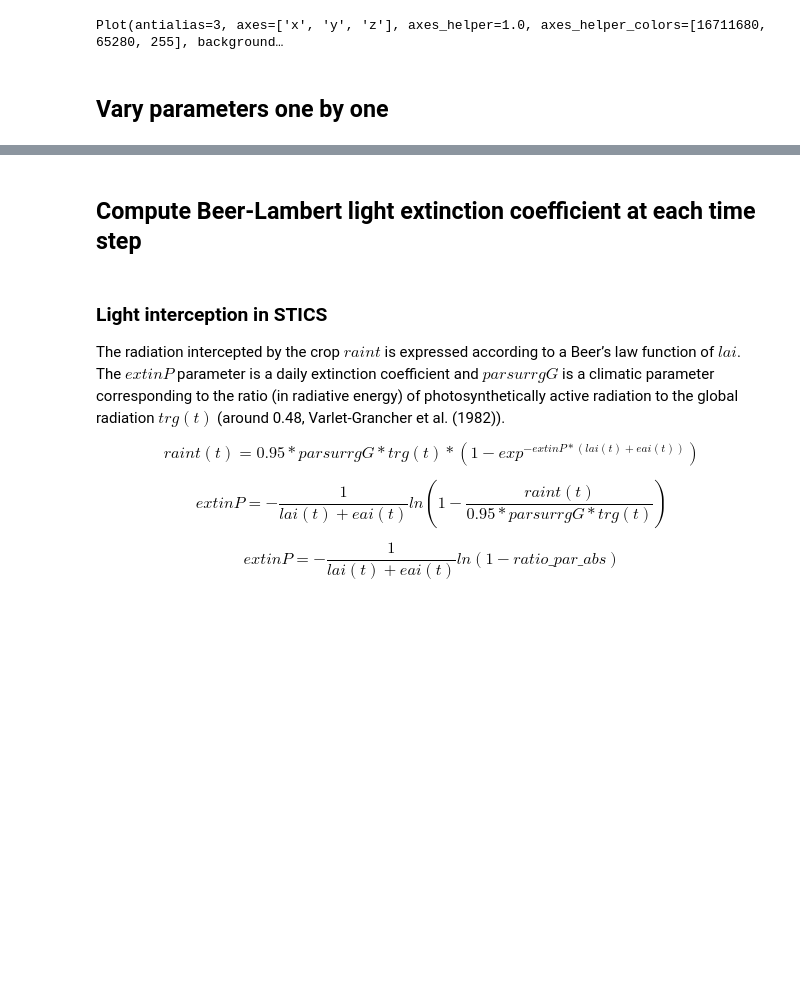
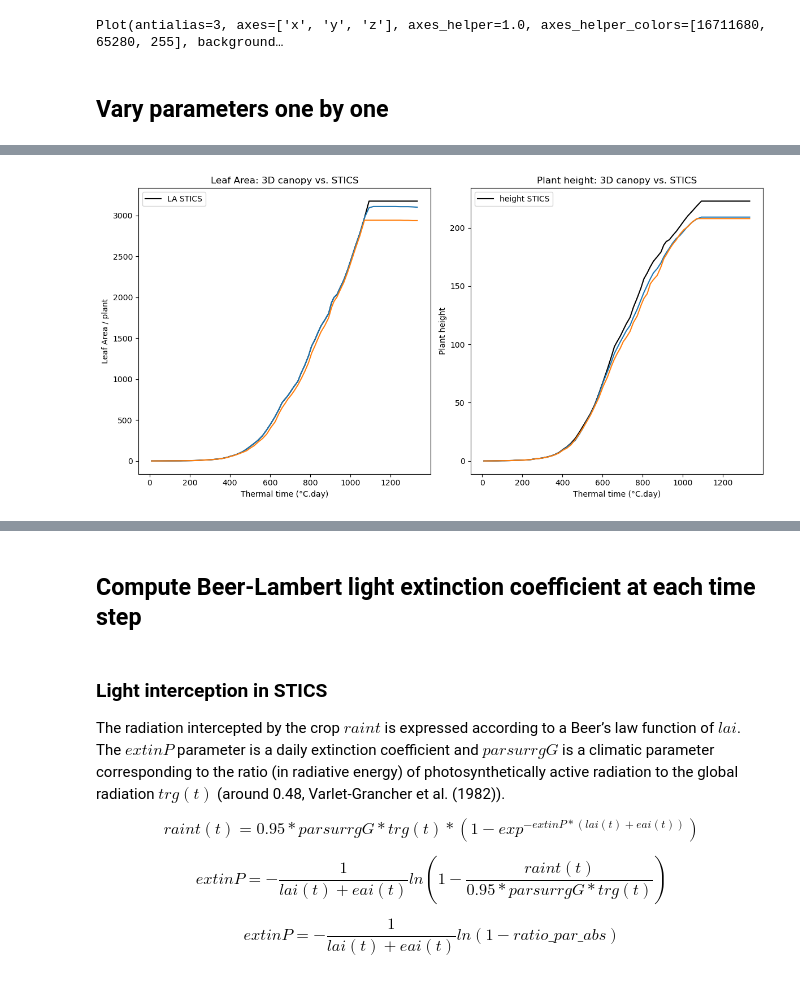
Before and after one commit to orianebro/PhD_Oriane, a Jupyter notebook: light_inter.ipynb, the cells around one changed output, grey strips where cells are left out. Drawn from its saved outputs; the diff is of its cells as text; code cells hidden in the pictures; blank space fills up the shorter version.

Commit message:
visualization and sampling

```diff
--- a/light_inter.ipynb
+++ b/light_inter.ipynb
@@ -25,3 +31,12 @@ nice_green=Color3((50,100,0))
+# %%
+stics_output_file = 'mod_ssorghum.sti'
+sowing_density = 10
+inter_row = 0.4
+stics_output_data = retrieve_stics_dynamics_from_file(stics_output_file, sowing_density)
+height_potential_plant = max(value["Plant height"] for value in stics_output_data.values())
+time = [value["Thermal time"] for value in stics_output_data.values()]
+# print(height_potential_plant)
+# print(stics_output_data)
 # %% [markdown]
 ## Pseudo-intercrop scene
 # %%
@@ -156,0 +178,89 @@ plt.show()
+# %%
+
+########## in function ####################
+
+# Evaluate the closeness of the model to the LAI curve of the crop model
+LA_stics = [value["Plant leaf area"] for value in stics_output_data.values()]
+height_stics = [value["Plant height"] for value in stics_output_data.values()]
+
+mtg_good_plants = []
+results_LA = []
+results_height = []
+good_params = []
+
+error_LA = 300 # cm²
+error_height = 30 # cm
+
+
+for params in scaled_samples:
+    sorghum = ArchiCrop(height=height_potential_plant, # from crop model
+                        nb_phy=int(params[0]),
+                        max_leaf_length=params[1],
+                        wl=params[2],
+                        diam_base=2.2,
+                        diam_top=1.2,
+                        insertion_angle=30, # to vary for light interception
+                        scurv=0.7, # to vary for light interception
+                        curvature=90, # to vary for light interception
+                        alpha=-2.3,
+                        stem_q=params[3], # to vary to fit height dynamics
+                        rmax=params[4],
+                        skew=params[5],
+                        phyllotactic_angle=180,
+                        phyllotactic_deviation=15, # to vary for light interception
+                        phyllochron = params[6],
+                        plastochron = params[7],
+                        leaf_duration = params[8],
+                        stem_duration = params[9],
+                        leaf_senescence = params[10])
+    g = sorghum.generate_potential_plant()
+    g = sorghum.define_development(g)
+    growing_plant = sorghum.grow_plant(g, stics_output_data)
+
+    LA_archicrop = [sum(compute_leaf_area_growing_plant(gp)) for gp in growing_plant]
+    height_archicrop = [compute_height_growing_plant(gp) for gp in growing_plant]
+    # --> properties in MTG at plant scale
+
+    good = True
+    for i,(la,h) in enumerate(zip(LA_archicrop, height_archicrop)):
+        if LA_stics[i]-error_LA <= la <= LA_stics[i]+error_LA and height_stics[i]-error_height <= h <= height_stics[i]+error_height:
+            good = True
+        else:
+            good = False
+            break
+    if good:
+        mtg_good_plants.append(growing_plant)
+        results_LA.append(LA_archicrop)
+        results_height.append(height_archicrop)
+        good_params.append(params)
+
+
+print(len(results_LA))
+
+# Create a figure with two subplots side by side
+fig, axes = plt.subplots(1, 2, figsize=(12, 6))  # 1 row, 2 columns
+
+# Plot on the first subplot
+axes[0].plot(time, LA_stics, color="black", label="LA STICS")
+for result in results_LA:
+    axes[0].plot(time, result)
+axes[0].set_xlabel("Thermal time (°C.day)")
+axes[0].set_ylabel("Leaf Area / plant")
+axes[0].set_title("Leaf Area: 3D canopy vs. STICS")
+axes[0].legend()
+
+# Plot on the second subplot
+axes[1].plot(time, height_stics, color="black", label="height STICS")
+for result in results_height:
+    axes[1].plot(time, result)
+axes[1].set_xlabel("Thermal time (°C.day)")
+axes[1].set_ylabel("Plant height")
+axes[1].set_title("Plant height: 3D canopy vs. STICS")
+axes[1].legend()
+
+# Adjust layout
+plt.tight_layout()
+
+# Show the plot
+plt.show()
+# %% [output]
@@ -156,0 +268 @@ plt.show()
+[figure, added]
```
Also changed, not shown: parts of 22 cells of this notebook, 5 other files.
